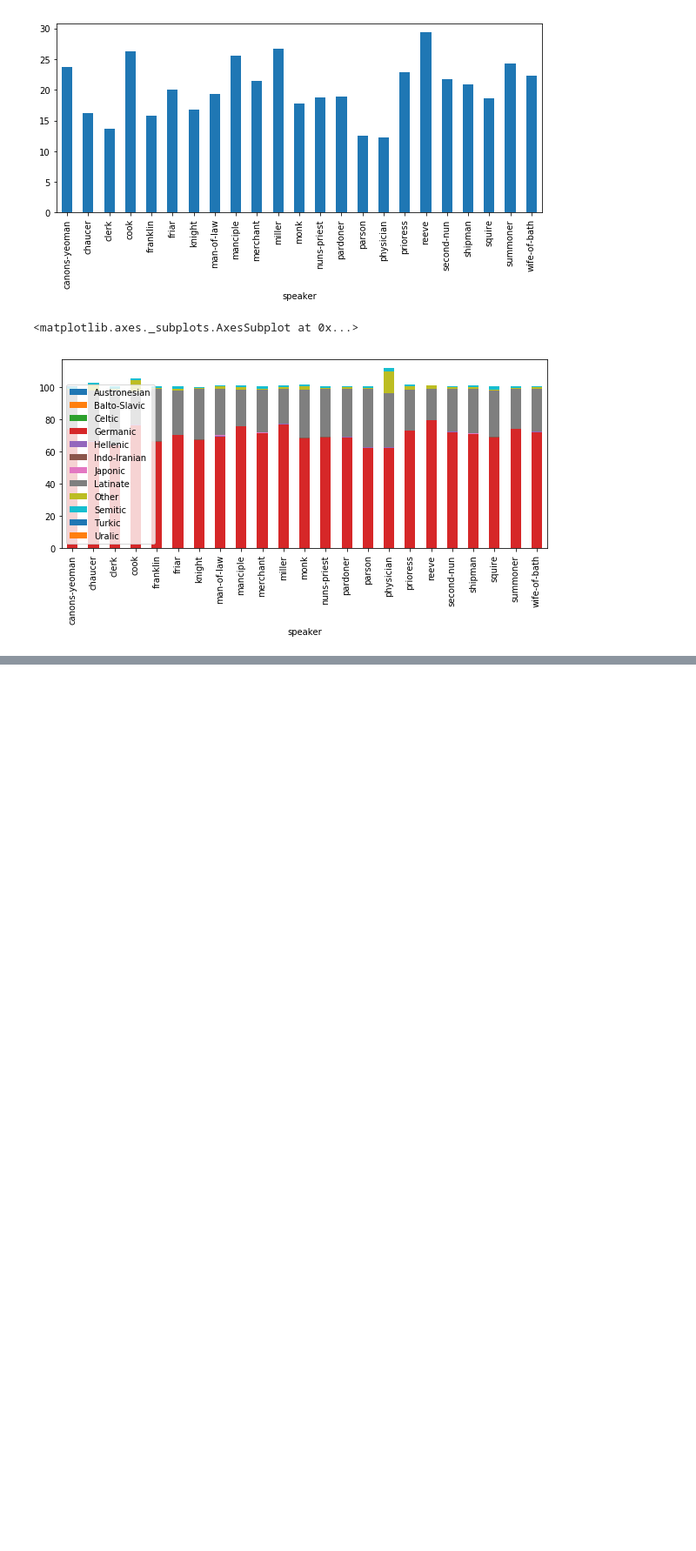
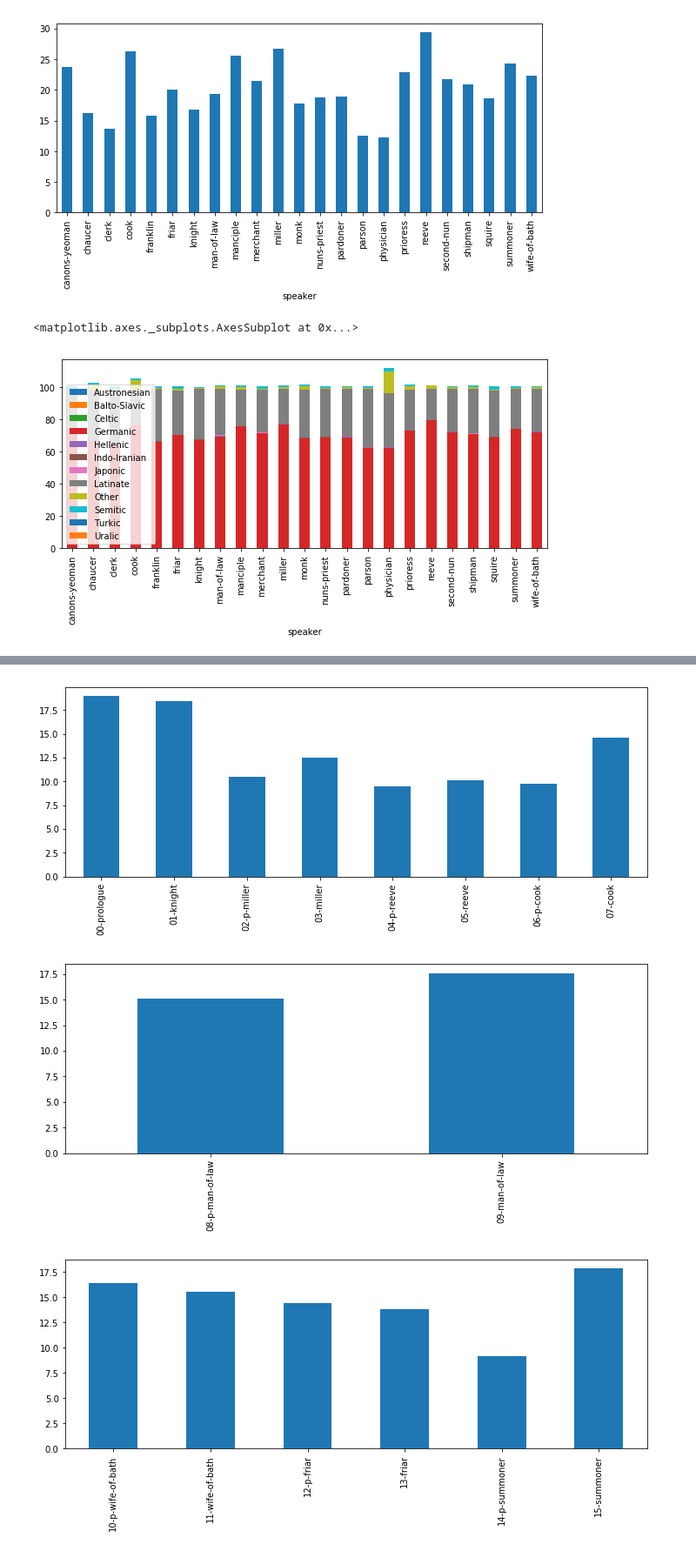
Before and after one commit to JonathanReeve/chaucer-macro-etym, a Jupyter notebook: canterbury-macro-etym.ipynb, the cells around one changed output, grey strips where cells are left out. Shown at 87% size. Saved outputs shown, nothing was run; the diff lists cells and outputs as text; code cells hidden in the pictures; blank space fills up the shorter version.

```diff
--- a/canterbury-macro-etym.ipynb
+++ b/canterbury-macro-etym.ipynb
@@ -833,0 +871,8 @@ chunkSamplesByLatinate
+# %%
+for frag in dfFamilies.groupby('fragments')['Latinate']:
+    ax = frag[1].plot(kind='bar', figsize=(12,4))
+    plt.show()
+# %% [output]
+[figure, added]
+[figure, added]
+[figure, added]
```
Also changed, not shown: parts of 6 cells of this notebook.
